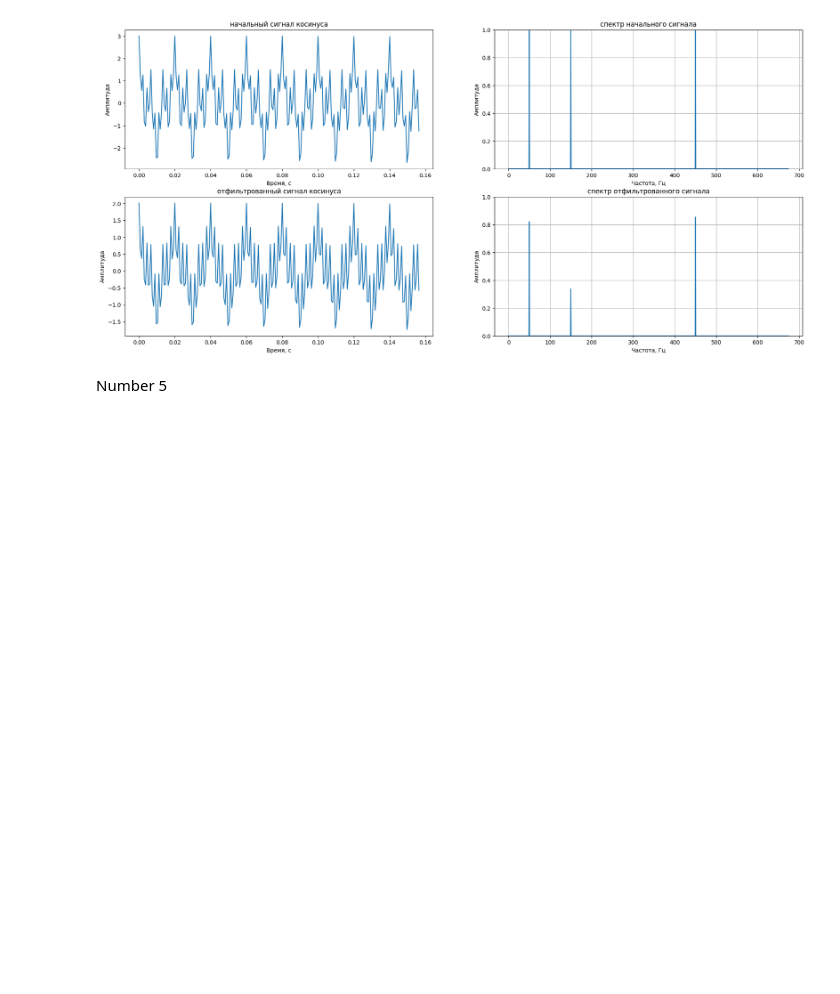
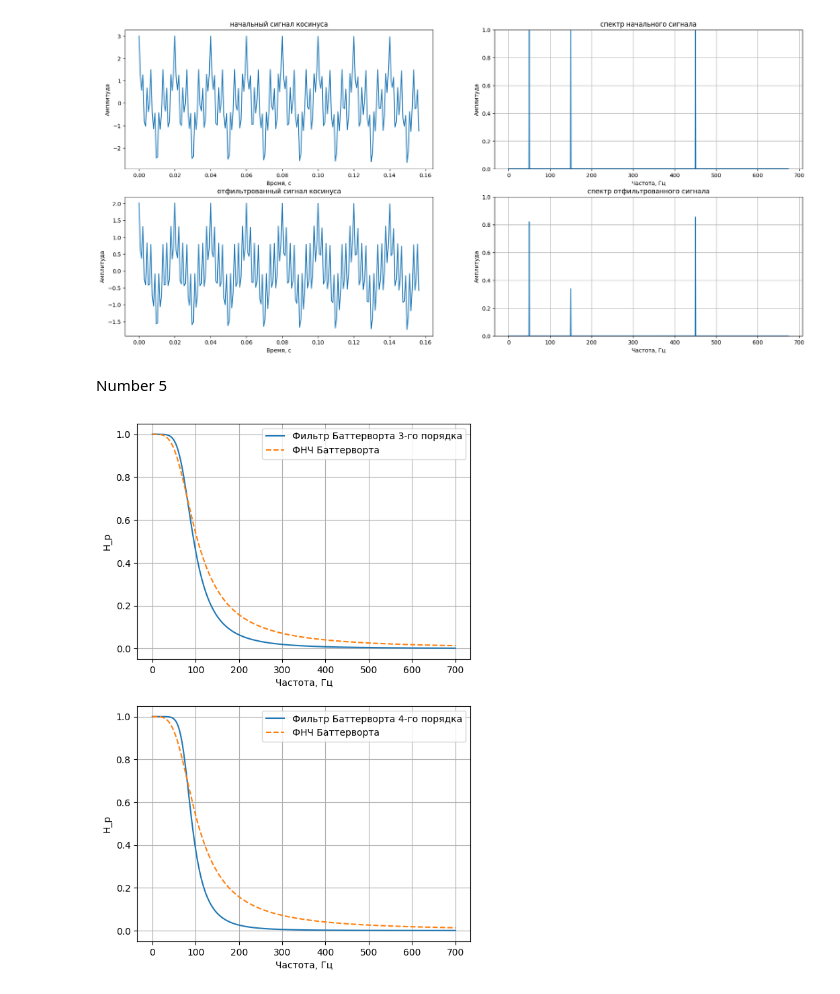
Before and after one commit to NikitaGoltsev/Digital_signals, a Jupyter notebook: lab4.ipynb, the cells around one changed output. Drawn from its saved outputs; the diff is of its cells as text; code cells hidden in the pictures; blank space fills up the shorter version.

```diff
--- a/lab4.ipynb
+++ b/lab4.ipynb
@@ -58,11 +59,26 @@ plt.show()
 Number 2<br>
 Add Butterwort's filter of low frequncyes
 # %%
+def cos_signal(t, f, A=1):
+    '''
+    Функция возвращает значение косинусоидального сигнала в заданный момент времени t.
+    t - время, f - список частот сигнала, A - амплитуда сигнала.
+    '''
+    y = 0
+    for i in f:
+        w = 2 * np.pi * i
+        y += A * np.cos(w * t)
+    return y
+num_cos = 5000  # количество отсчетов
+f = [50, 450]
+t_cos = np.linspace(0, 1, num_cos)
+y_cos = cos_signal(t_cos, f)
+
 def low_pass_filter(freq, freq_c):
     return (freq_c ** 2) / (-freq**2 + np.sqrt(2) * freq_c * freq * 1j + freq_c ** 2)
 
 freq_filter = abs(low_pass_filter(xff, 70))
-
+'''
 plt.figure(figsize=(7, 5))
 
 plt.plot(xf, freq_filter[:N//2])
@@ -72,4 +88,5 @@ plt.ylabel("Coef")
 plt.grid()
 
 plt.show()
+'''
 # %% [output]
@@ -248,3 +265,35 @@ plt.show()
 [figure]
 # %% [markdown]
 Number 5
+# %%
+def H_p(w, wc, n): # Фильтр высоких частот порядка n
+    s = 1j * w / wc
+    poles = []
+    for k in range(n):
+        pole = np.exp(1j * np.pi * (n + 2 * k + 1) / (2 * n))
+        poles.append(pole)
+
+    polynomial = 1
+    for pole in poles:
+        polynomial *= (s - pole)
+    #print(f"Полюсы фильтра Баттерворта {n}-го порядка:", poles)
+    return 1 / polynomial
+def butter_lpf(w, wc):
+    return wc**2 / (-w**2 + 1j * np.sqrt(2) * wc * w + wc**2)
+wc = 80 # частота среза
+w = np.linspace(0, 700, 10000)
+ns = [3, 4]
+fig, axes = plt.subplots(len(ns))
+fig.set_figheight(10)
+
+for i, n in enumerate(ns):
+    axes[i].plot(w, abs(H_p(w, wc, n)), label = f"Фильтр Баттерворта {n}-го порядка")
+    axes[i].plot(w, abs(butter_lpf(w, wc)), label = "ФНЧ Баттерворта", linestyle='dashed')
+    axes[i].set_xlabel("Частота, Гц")
+    axes[i].set_ylabel("H_p")
+    axes[i].legend()
+    axes[i].grid()
+
+plt.show()
+# %% [output]
+[figure, added]
```
Also changed, not shown: parts of 6 cells of this notebook.
